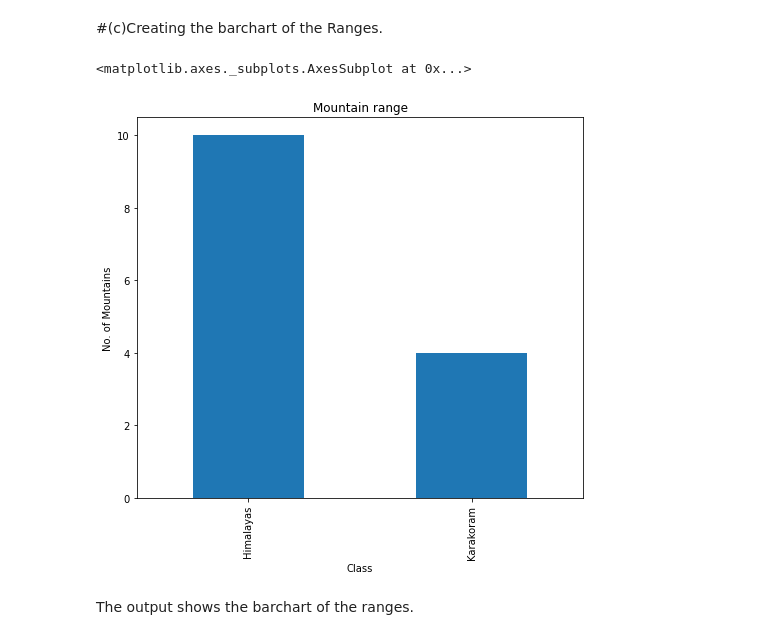
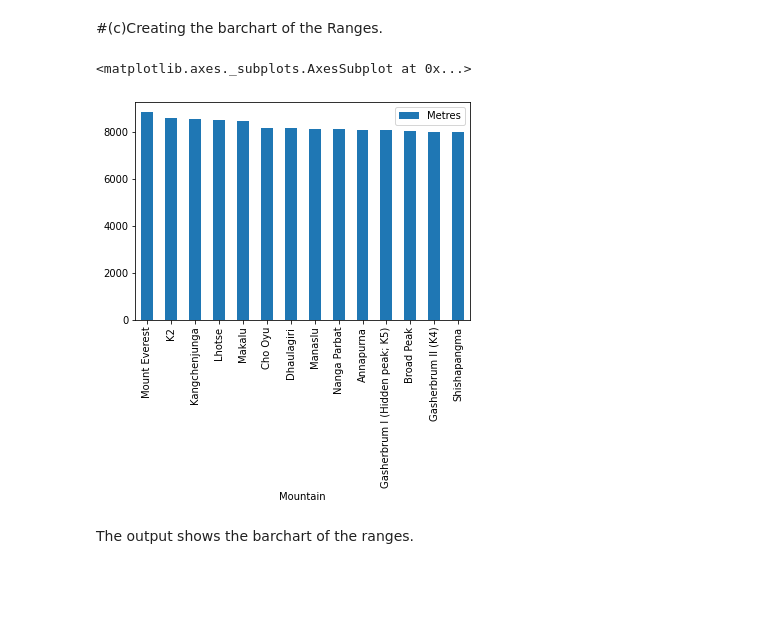
Before and after one commit to RujanBhuju/Data-Processing-and-Visualization, a Jupyter notebook: EXAM1_RujanBhuju_CPSMA-4313-01.ipynb, the cells around one changed output. Drawn from its saved outputs; the diff is of its cells as text; code cells hidden in the pictures; blank space fills up the shorter version.

```diff
--- a/EXAM1_RujanBhuju_CPSMA-4313-01.ipynb
+++ b/EXAM1_RujanBhuju_CPSMA-4313-01.ipynb
@@ -121,14 +121,11 @@ df.query('Range == "Himalayas"')
 The output shows the table of all the mountains that has the range of Himalayas.
 # %% [markdown]
 #(c)Creating the barchart of the Ranges.
-# %%
-dfg = df.groupby(['Range'])['Range'].count()
-
-dfg.plot(kind='bar', title='Mountain range', ylabel='No. of Mountains',
-         xlabel='Class', figsize=(8, 7))
-# %% [output]
-<matplotlib.axes._subplots.AxesSubplot at 0x...>
-[figure, removed]
+# %%
+df.plot.bar(x="Mountain",y="Metres")
+# %% [output]
+<matplotlib.axes._subplots.AxesSubplot at 0x...>
+[figure, added]
 # %% [markdown]
 The output shows the barchart of the ranges.
 # %% [markdown]
```
